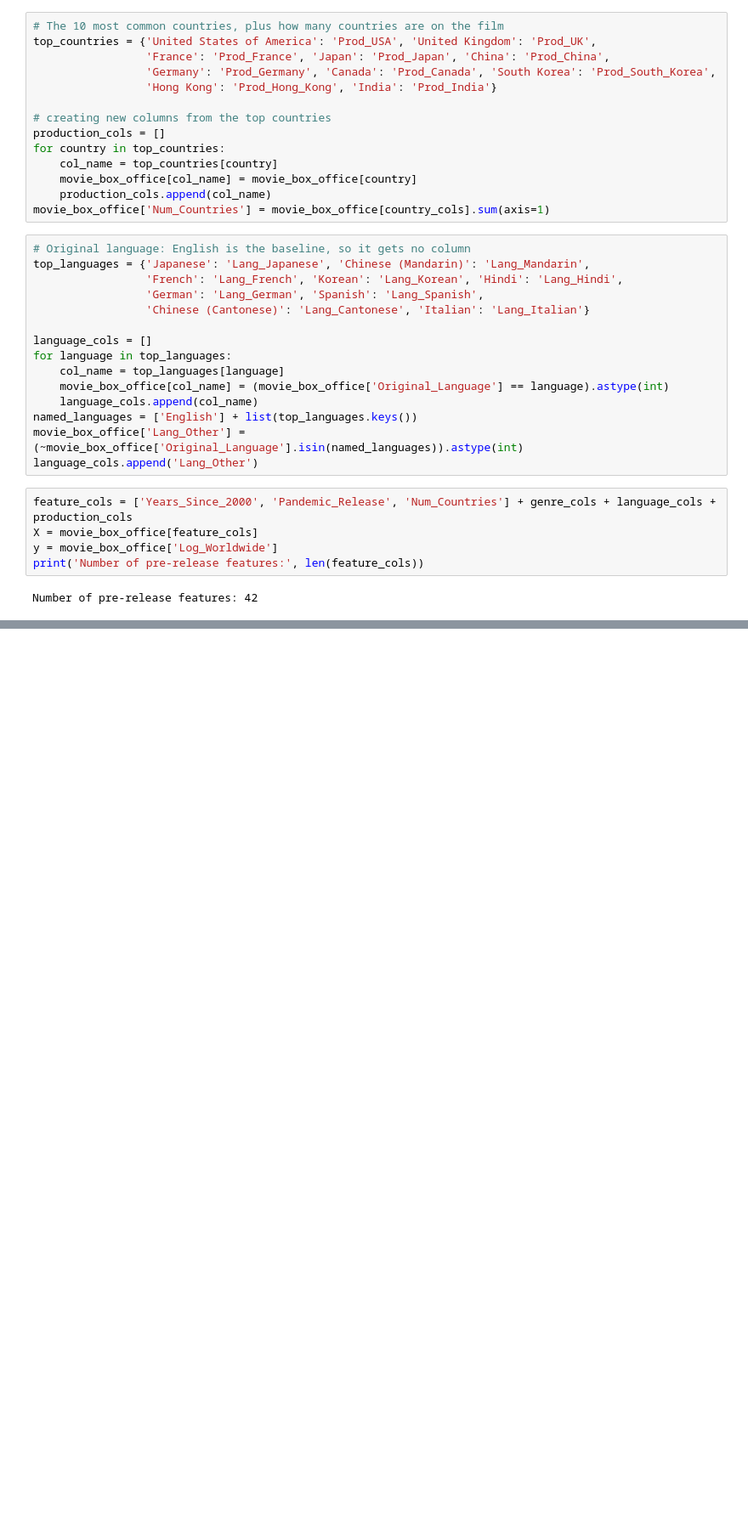
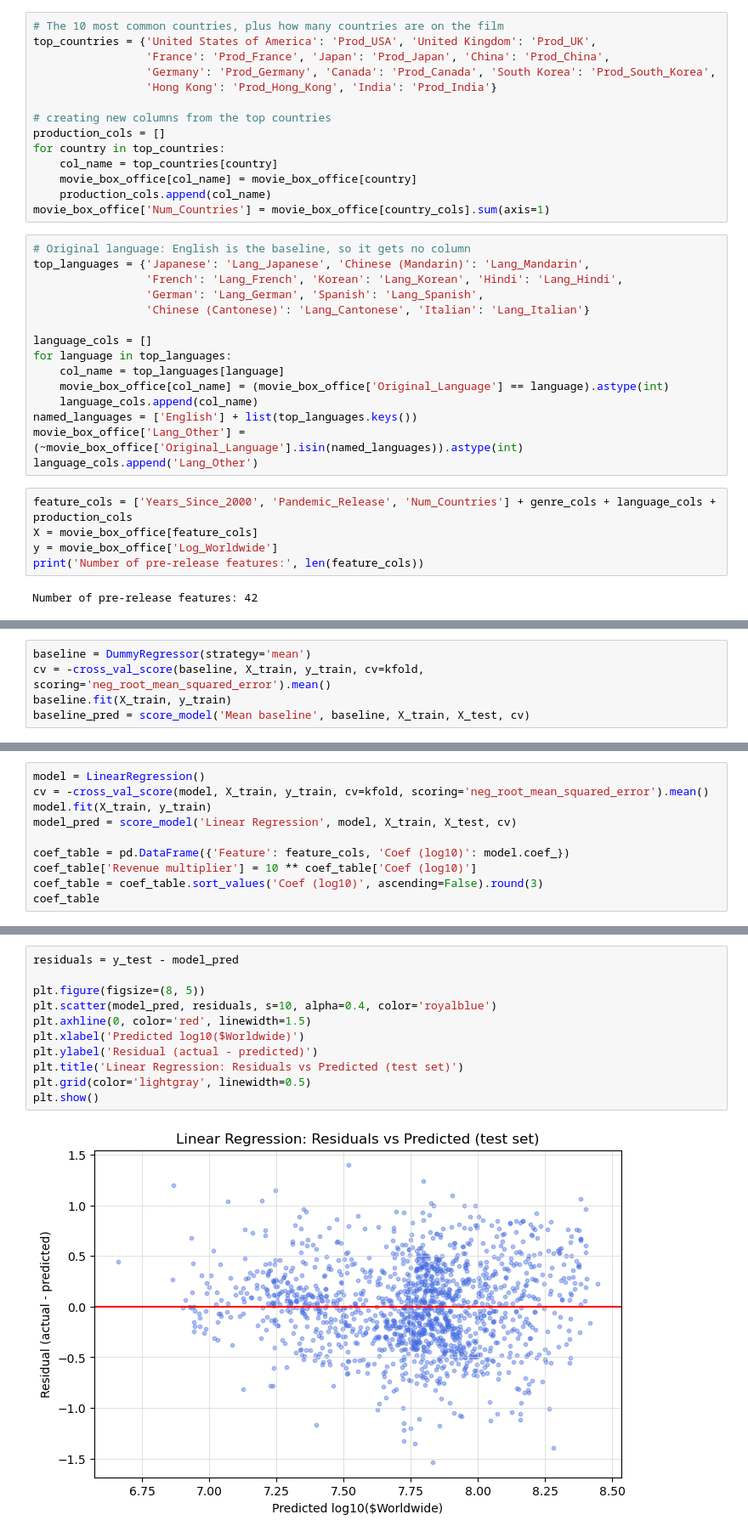
Before and after one commit to keshleem/dx799-capstone, a Jupyter notebook: Martin_Keshia-Lee_Week2_Capstone.ipynb, the cells around one changed output, grey strips where cells are left out. Shown at 85% size. Saved outputs shown, nothing was run; the diff lists cells and outputs as text; blank space fills up the shorter version.

```diff
--- a/Martin_Keshia-Lee_Week2_Capstone.ipynb
+++ b/Martin_Keshia-Lee_Week2_Capstone.ipynb
@@ -88,0 +122,5 @@ Number of pre-release features: 42
+# %%
+baseline = DummyRegressor(strategy='mean')
+cv = -cross_val_score(baseline, X_train, y_train, cv=kfold, scoring='neg_root_mean_squared_error').mean()
+baseline.fit(X_train, y_train)
+baseline_pred = score_model('Mean baseline', baseline, X_train, X_test, cv)
@@ -88,0 +133,10 @@ Number of pre-release features: 42
+# %%
+model = LinearRegression()
+cv = -cross_val_score(model, X_train, y_train, cv=kfold, scoring='neg_root_mean_squared_error').mean()
+model.fit(X_train, y_train)
+model_pred = score_model('Linear Regression', model, X_train, X_test, cv)
+
+coef_table = pd.DataFrame({'Feature': feature_cols, 'Coef (log10)': model.coef_})
+coef_table['Revenue multiplier'] = 10 ** coef_table['Coef (log10)']
+coef_table = coef_table.sort_values('Coef (log10)', ascending=False).round(3)
+coef_table
@@ -88,0 +162,13 @@ Number of pre-release features: 42
+# %%
+residuals = y_test - model_pred
+
+plt.figure(figsize=(8, 5))
+plt.scatter(model_pred, residuals, s=10, alpha=0.4, color='royalblue')
+plt.axhline(0, color='red', linewidth=1.5)
+plt.xlabel('Predicted log10($Worldwide)')
+plt.ylabel('Residual (actual - predicted)')
+plt.title('Linear Regression: Residuals vs Predicted (test set)')
+plt.grid(color='lightgray', linewidth=0.5)
+plt.show()
+# %% [output]
+[figure, added]
```
Also changed, not shown: parts of 18 cells of this notebook.
